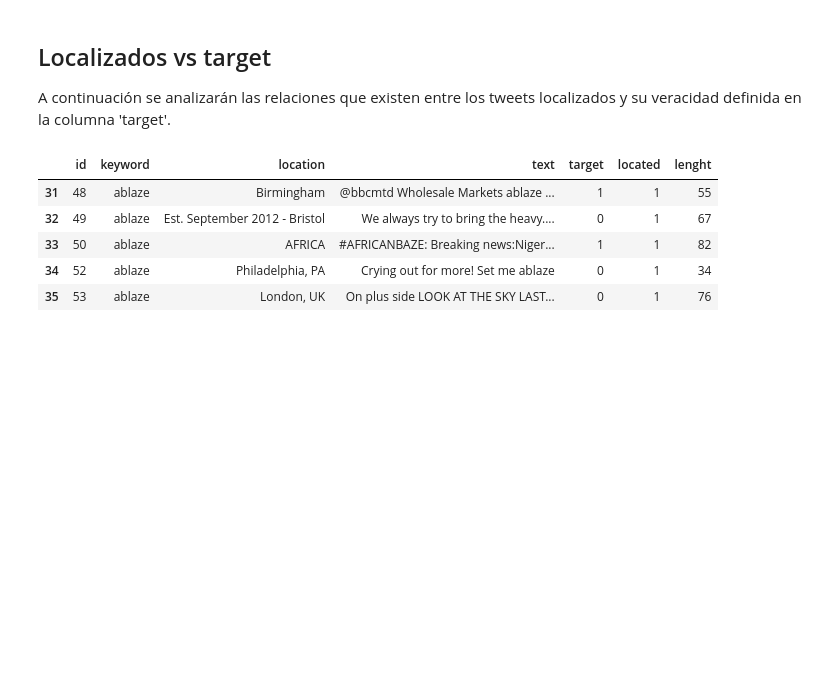
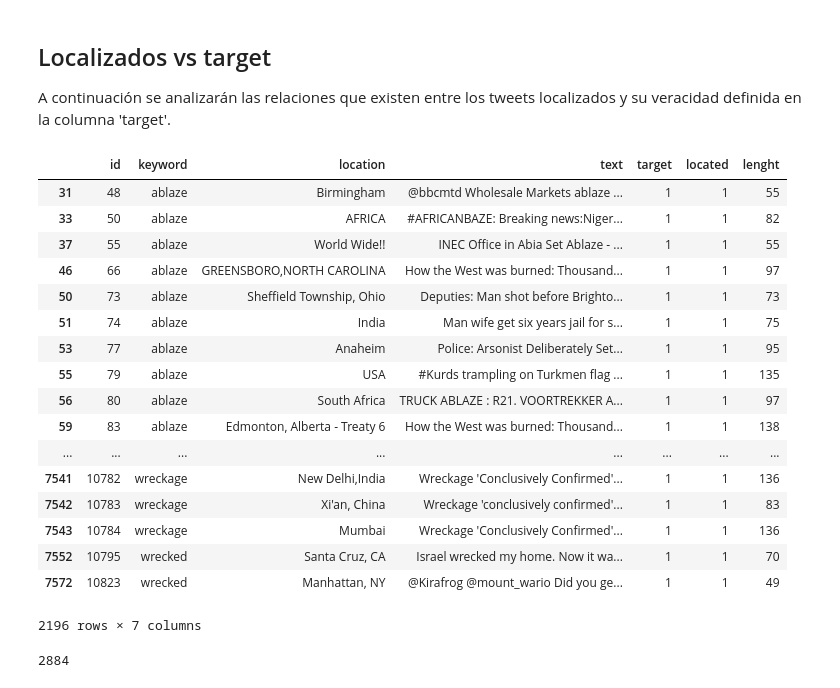
Before and after one commit to GastonMontes/1ro-2020-7506-TP1, a Jupyter notebook: Tweet localizados.ipynb, the cells around one changed output. Saved outputs shown, nothing was run; the diff lists cells and outputs as text; code cells hidden in the pictures; blank space fills up the shorter version.

```diff
--- a/Tweet localizados.ipynb
+++ b/Tweet localizados.ipynb
@@ -74,12 +79,29 @@ Los valores con mayor cantidad de repeticiones en la columnas parecen ser valore
 ## Localizados vs target
 A continuación se analizarán las relaciones que existen entre los tweets localizados y su veracidad definida en la columna 'target'.
 # %%
-located = tweets[tweets['located'] == 1]
-located.head()
+located_and_true = tweets[(tweets.located == 1) & (tweets.target == 1)]
+located_and_true
 # %% [output]
 |  | id | keyword | location | text | target | located | lenght |
 | 31 | 48 | ablaze | Birmingham | @bbcmtd Wholesale Markets ablaze ... | 1 | 1 | 55 |
-| 32 | 49 | ablaze | Est. September 2012 - Bristol | We always try to bring the heavy.... | 0 | 1 | 67 |
 | 33 | 50 | ablaze | AFRICA | #AFRICANBAZE: Breaking news:Niger... | 1 | 1 | 82 |
-| 34 | 52 | ablaze | Philadelphia, PA | Crying out for more! Set me ablaze | 0 | 1 | 34 |
-| 35 | 53 | ablaze | London, UK | On plus side LOOK AT THE SKY LAST... | 0 | 1 | 76 |
+| 37 | 55 | ablaze | World Wide!! | INEC Office in Abia Set Ablaze - ... | 1 | 1 | 55 |
+| 46 | 66 | ablaze | GREENSBORO,NORTH CAROLINA | How the West was burned: Thousand... | 1 | 1 | 97 |
+| 50 | 73 | ablaze | Sheffield Township, Ohio | Deputies: Man shot before Brighto... | 1 | 1 | 73 |
+| 51 | 74 | ablaze | India | Man wife get six years jail for s... | 1 | 1 | 75 |
+| 53 | 77 | ablaze | Anaheim | Police: Arsonist Deliberately Set... | 1 | 1 | 95 |
+| 55 | 79 | ablaze | USA | #Kurds trampling on Turkmen flag ... | 1 | 1 | 135 |
+| 56 | 80 | ablaze | South Africa | TRUCK ABLAZE : R21. VOORTREKKER A... | 1 | 1 | 97 |
+| 59 | 83 | ablaze | Edmonton, Alberta - Treaty 6 | How the West was burned: Thousand... | 1 | 1 | 138 |
+| ... | ... | ... | ... | ... | ... | ... | ... |
+| 7541 | 10782 | wreckage | New Delhi,India | Wreckage 'Conclusively Confirmed'... | 1 | 1 | 136 |
+| 7542 | 10783 | wreckage | Xi'an, China | Wreckage 'conclusively confirmed'... | 1 | 1 | 83 |
+| 7543 | 10784 | wreckage | Mumbai | Wreckage 'Conclusively Confirmed'... | 1 | 1 | 136 |
+| 7552 | 10795 | wrecked | Santa Cruz, CA | Israel wrecked my home. Now it wa... | 1 | 1 | 70 |
+| 7572 | 10823 | wrecked | Manhattan, NY | @Kirafrog @mount_wario Did you ge... | 1 | 1 | 49 |
+2196 rows × 7 columns
+# %%
+located_and_false = tweets[(tweets.located == 1) & (tweets.target == 0)]
+located_and_false.shape[0]
+# %% [output]
+2884
```
Also changed, not shown: parts of 1 cell of this notebook, 8 other files.
